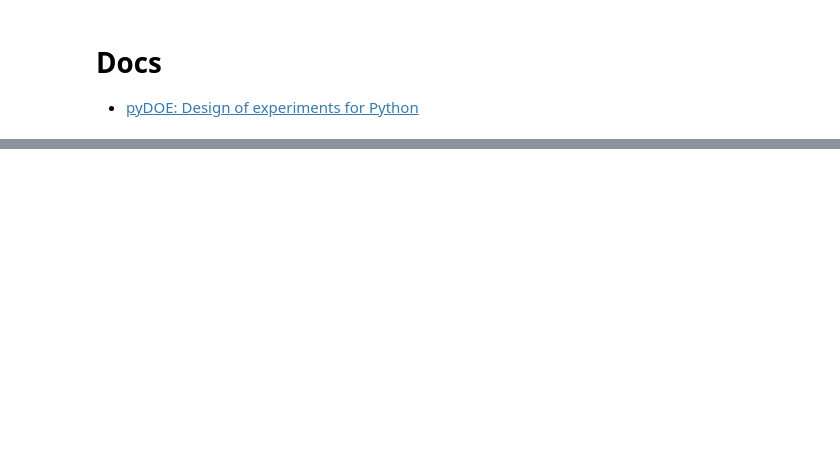
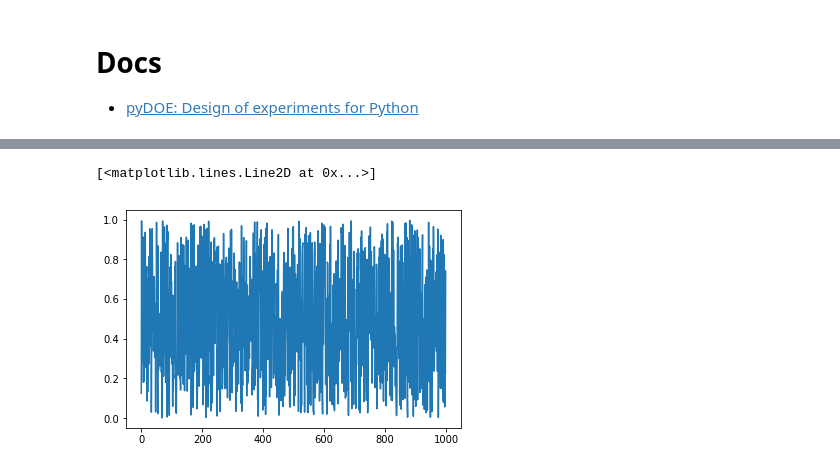
Before and after one commit to tandav/vsu-tasks, a Jupyter notebook: systems-analisys/lab-1.ipynb, the cells around one changed output, grey strips where cells are left out. Cells and saved outputs as stored; diff of their text form; code cells hidden in the pictures; blank space fills up the shorter version.

```diff
--- a/systems-analisys/lab-1.ipynb
+++ b/systems-analisys/lab-1.ipynb
@@ -379,0 +232,5 @@ fig.colorbar(im, cax=cbar_ax)
+# %%
+plt.plot(np.random.random(1000))
+# %% [output]
+[<matplotlib.lines.Line2D at 0x...>]
+[figure, added]
```
Also changed, not shown: parts of 19 cells of this notebook.
